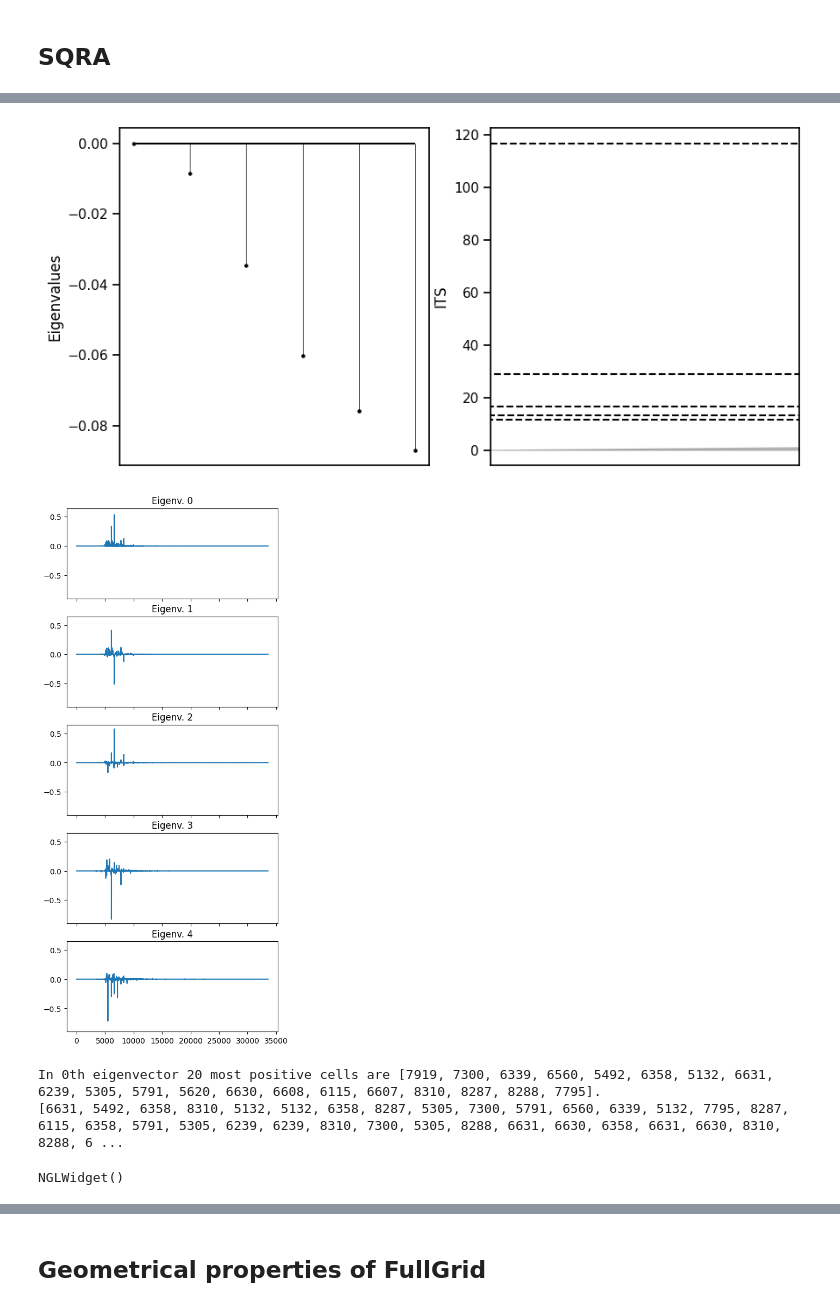
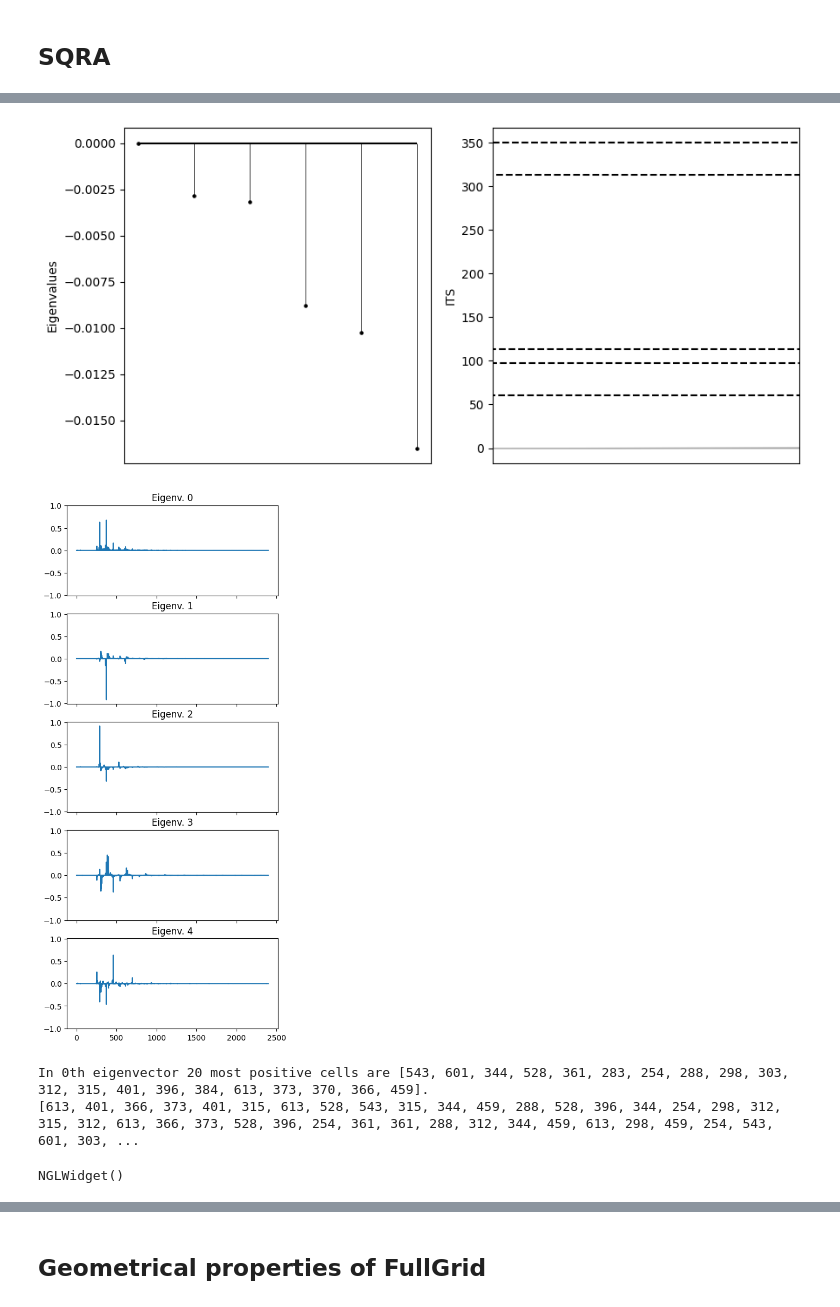
Before and after one commit to bkellerlab/molecularRotationalGrids, a Jupyter notebook: jupyter/Meeting_2024_April.ipynb, the cells around one changed output, grey strips where cells are left out. Cells and saved outputs as stored; diff of their text form; code cells hidden in the pictures.

Commit message:
plotting in jupyter

```diff
--- a/jupyter/Meeting_2024_April.ipynb
+++ b/jupyter/Meeting_2024_April.ipynb
@@ -140,13 +140,14 @@ my_vm.view
 # input parameters
 # FUNCTIONS: H2O_H2O_0543
 # it is redone as 0577
-sqra_name = "H2O_H2O_0577"
-sqra_use_saved = True
+# try 81,
+sqra_name = "H2O_H2O_0582"
+sqra_use_saved = False
 # %%
-#full_grid = FullGrid(b_grid_name="40", o_grid_name="42", t_grid_name="linspace(0.2, 1, 20)",
-#                     use_saved=sqra_use_saved)
+full_grid = FullGrid(b_grid_name="20", o_grid_name="12", t_grid_name="linspace(0.25, 0.6, 10)",
+                     use_saved=True)
 
-water_sqra_sh = SimulationHistogram(sqra_name, "H2O", is_pt=True,
+water_sqra_sh = SimulationHistogram(sqra_name, "H2O", is_pt=True, full_grid=full_grid,
                 second_molecule_selection="bynum 4:6", use_saved=sqra_use_saved)
 
 sqra = SQRA(water_sqra_sh, use_saved=sqra_use_saved)
@@ -190,31 +194,30 @@ Input parameters of FullGrid: o_grid=40, b_grid=42, t_grid=linspace(0.2, 0.7, 20
 # %%
-sqra_tp = TransitionPlot(water_sqra_sh)
-sqra_tp.transition_obj = sqra
+sqra_tp = TransitionPlot((water_sqra_sh, sqra))
+fig, ax = plt.subplots(1, 2, sharex=False, sharey=False, figsize=(10, 5))
+sqra_tp.simulation_histogram.use_saved = True
 sqra_tp.transition_obj.use_saved = True
-sqra_tp.simulation_histogram.use_saved = True
-fig, ax = plt.subplots(1, 2, sharex=False, sharey=False, figsize=(10, 5))
 sqra_tp.plot_its(6, as_line=True, save=False, fig=fig, ax=ax[1])
 sqra_tp.plot_eigenvalues(num_eigenv=6, save=False, fig=fig, ax=ax[0])
 # x-values are irrelevant, they are just horizontal lines
 ax[1].set_xlabel("")
 ax[1].set_xticks([])
 plt.show()
 # %% [output]
-[figure, old version]
+[figure, new version]
 # %%
 fig, ax = plt.subplots(5, sharex=True, sharey=True, figsize=(5, 12.5))
 for i in range(5):
     sqra_tp.plot_one_eigenvector_flat(i, save=False, fig=fig, ax=ax[i])
 plt.show()
 # %% [output]
-[figure, old version]
+[figure, new version]
 # %%
 # view eigenvector 0
-my_vm = view_most_populated_eigenv(water_sqra_sh, 0, num_extremes=20)
+my_vm = view_most_populated_eigenv(water_sqra_sh, sqra, 0, num_extremes=20)
 my_vm.view
 # %% [output]
-In 0th eigenvector 20 most positive cells are [7919, 7300, 6339, 6560, 5492, 6358, 5132, 6631, 6239, 5305, 5791, 5620, 6630, 6608, 6115, 6607, 8310, 8287, 8288, 7795].
-[6631, 5492, 6358, 8310, 5132, 5132, 6358, 8287, 5305, 7300, 5791, 6560, 6339, 5132, 7795, 8287, 6115, 6358, 5791, 5305, 6239, 6239, 8310, 7300, 5305, 8288, 6631, 6630, 6358, 6631, 6630, 8310, 8288, 6 ...
+In 0th eigenvector 20 most positive cells are [543, 601, 344, 528, 361, 283, 254, 288, 298, 303, 312, 315, 401, 396, 384, 613, 373, 370, 366, 459].
+[613, 401, 366, 373, 401, 315, 613, 528, 543, 315, 344, 459, 288, 528, 396, 344, 254, 298, 312, 315, 312, 613, 366, 373, 528, 396, 254, 361, 361, 288, 312, 344, 459, 613, 298, 459, 254, 543, 601, 303, ...
 NGLWidget()
 # %%
 # view eigenvector 1
```
Also changed, not shown: parts of 7 cells of this notebook, 2 other files.
